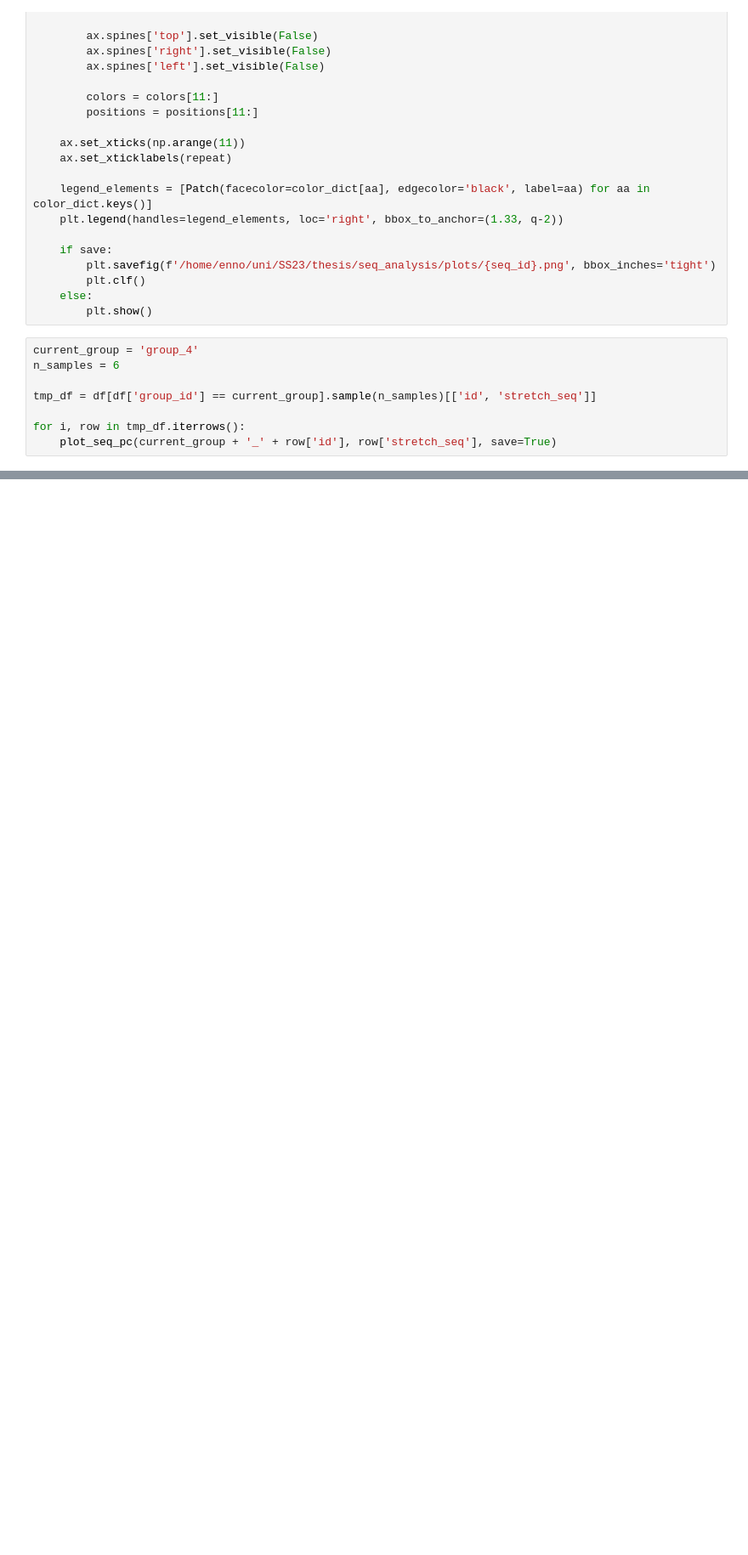
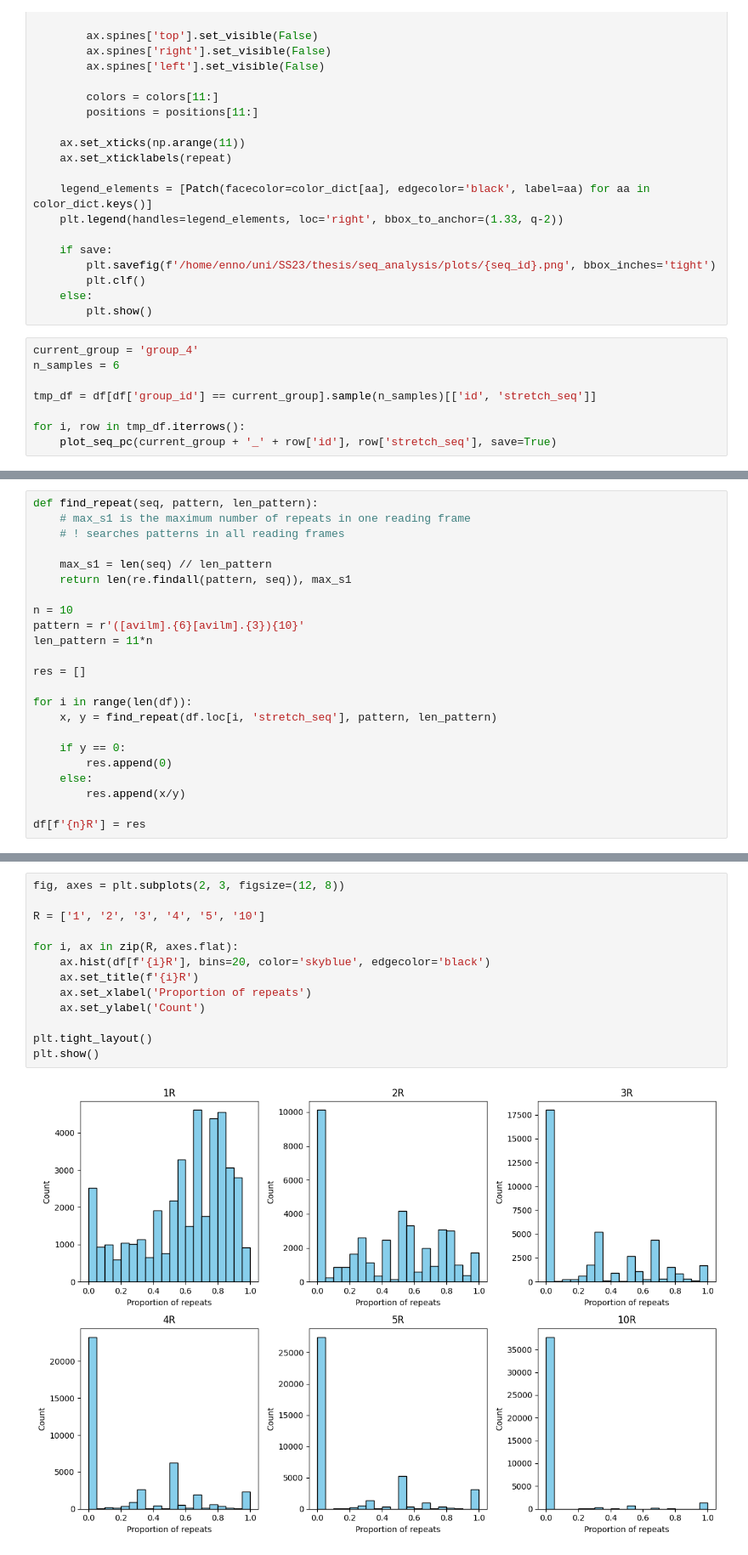
Before and after one commit to donEnno/hendecads, a Jupyter notebook: seq_analysis/seq_analysis.ipynb, the cells around one changed output, grey strips where cells are left out. Shown at 85% size. Drawn from its saved outputs; the diff is of its cells as text; blank space fills up the shorter version.

```diff
--- a/seq_analysis/seq_analysis.ipynb
+++ b/seq_analysis/seq_analysis.ipynb
@@ -190,0 +160,23 @@ for i, row in tmp_df.iterrows():
+# %%
+def find_repeat(seq, pattern, len_pattern):
+    # max_s1 is the maximum number of repeats in one reading frame
+    # ! searches patterns in all reading frames
+
+    max_s1 = len(seq) // len_pattern
+    return len(re.findall(pattern, seq)), max_s1
+
+n = 10
+pattern = r'([avilm].{6}[avilm].{3}){10}'
+len_pattern = 11*n
+
+res = []
+
+for i in range(len(df)):
+    x, y = find_repeat(df.loc[i, 'stretch_seq'], pattern, len_pattern)
+
+    if y == 0:
+        res.append(0)
+    else:
+        res.append(x/y)
+
+df[f'{n}R'] = res
@@ -190,0 +199,15 @@ for i, row in tmp_df.iterrows():
+# %%
+fig, axes = plt.subplots(2, 3, figsize=(12, 8))
+
+R = ['1', '2', '3', '4', '5', '10']
+
+for i, ax in zip(R, axes.flat):
+    ax.hist(df[f'{i}R'], bins=20, color='skyblue', edgecolor='black')
+    ax.set_title(f'{i}R')
+    ax.set_xlabel('Proportion of repeats')
+    ax.set_ylabel('Count')
+
+plt.tight_layout()
+plt.show()
+# %% [output]
+[figure, added]
```
Also changed, not shown: parts of 12 cells of this notebook.
